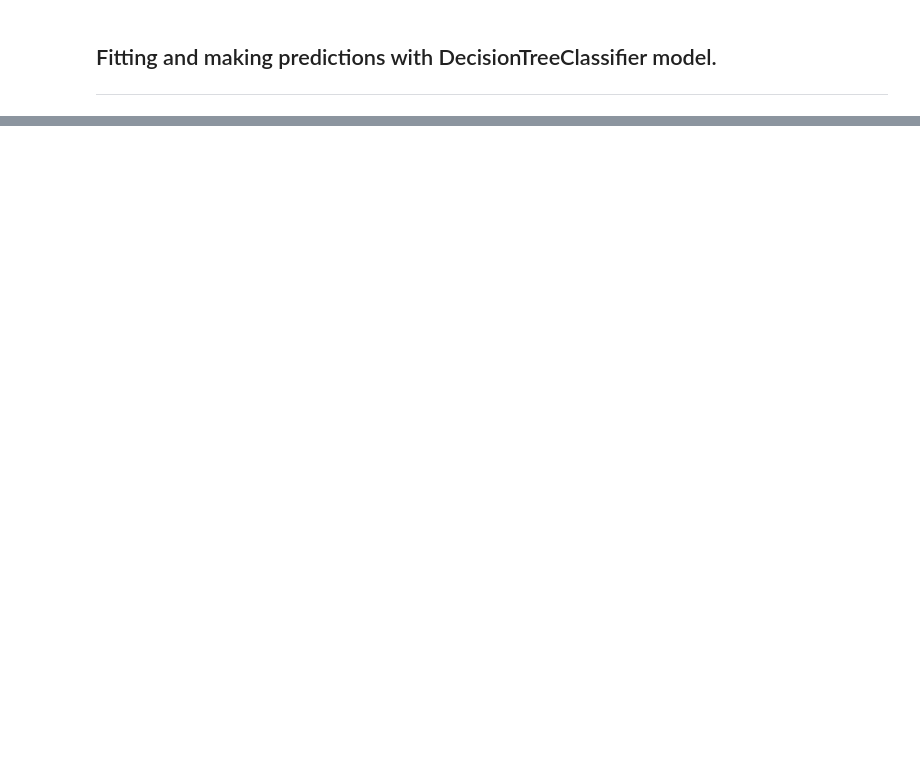
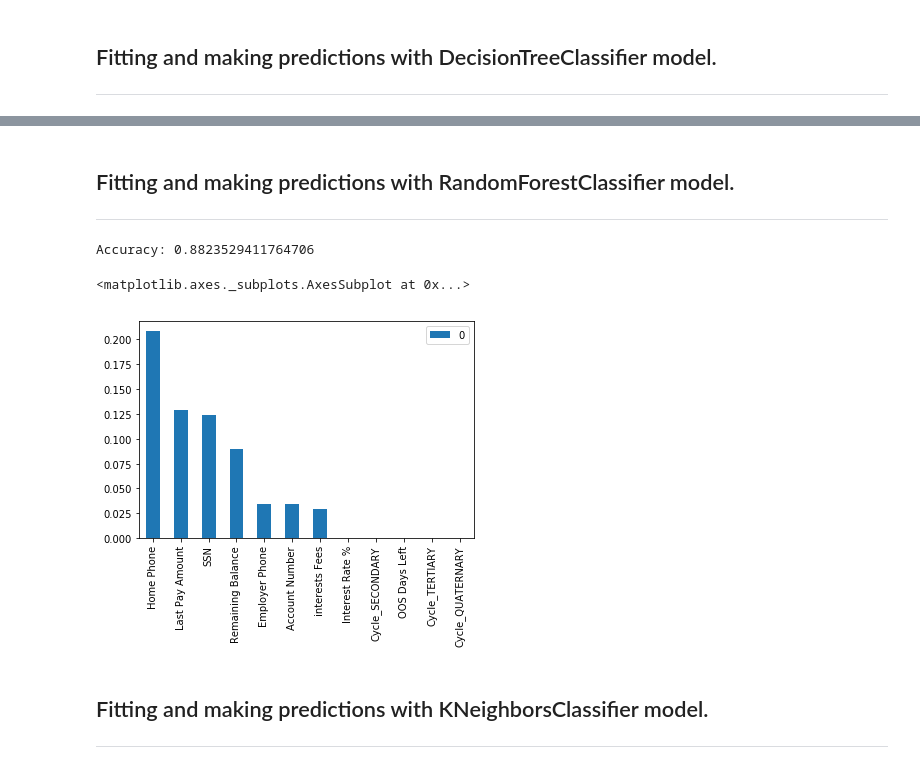
Before and after one commit to myingling0603/Debt-Portfolio-Capstone, a Jupyter notebook: Build Model.ipynb, the cells around one changed output, grey strips where cells are left out. Saved outputs shown, nothing was run; the diff lists cells and outputs as text; code cells hidden in the pictures; blank space fills up the shorter version.

Commit message:
Added some models and updated the Exec Summary

```diff
--- a/Build Model.ipynb
+++ b/Build Model.ipynb
@@ -183,0 +204,30 @@ pd.DataFrame(importances, index=[x for (_,x) in importances]).plot(kind = 'bar')
+# %% [markdown]
+## Fitting and making predictions with RandomForestClassifier model.
+
+-----
+# %%
+#Create a Gaussian Classifier
+classifier=RandomForestClassifier(n_estimators=100)
+
+#Train the model using the training sets y_pred=clf.predict(X_test)
+classifier.fit(X_train_sc,y_train)
+
+# prediction on test set
+y_pred=classifier.predict(X_test_sc)
+
+# Model Accuracy, how often is the classifier correct?
+print("Accuracy:",metrics.accuracy_score(y_test, y_pred))
+# %% [output]
+Accuracy: 0.8823529411764706
+# %%
+importances = list(zip(classifier.feature_importances_, X.columns))
+importances.sort(reverse=True)
+
+pd.DataFrame(importances, index=[x for (_,x) in importances]).plot(kind = 'bar')
+# %% [output]
+<matplotlib.axes._subplots.AxesSubplot at 0x...>
+[figure, added]
+# %% [markdown]
+## Fitting and making predictions with KNeighborsClassifier model.
+
+---
```
Also changed, not shown: parts of 25 cells of this notebook, 2 other files.
